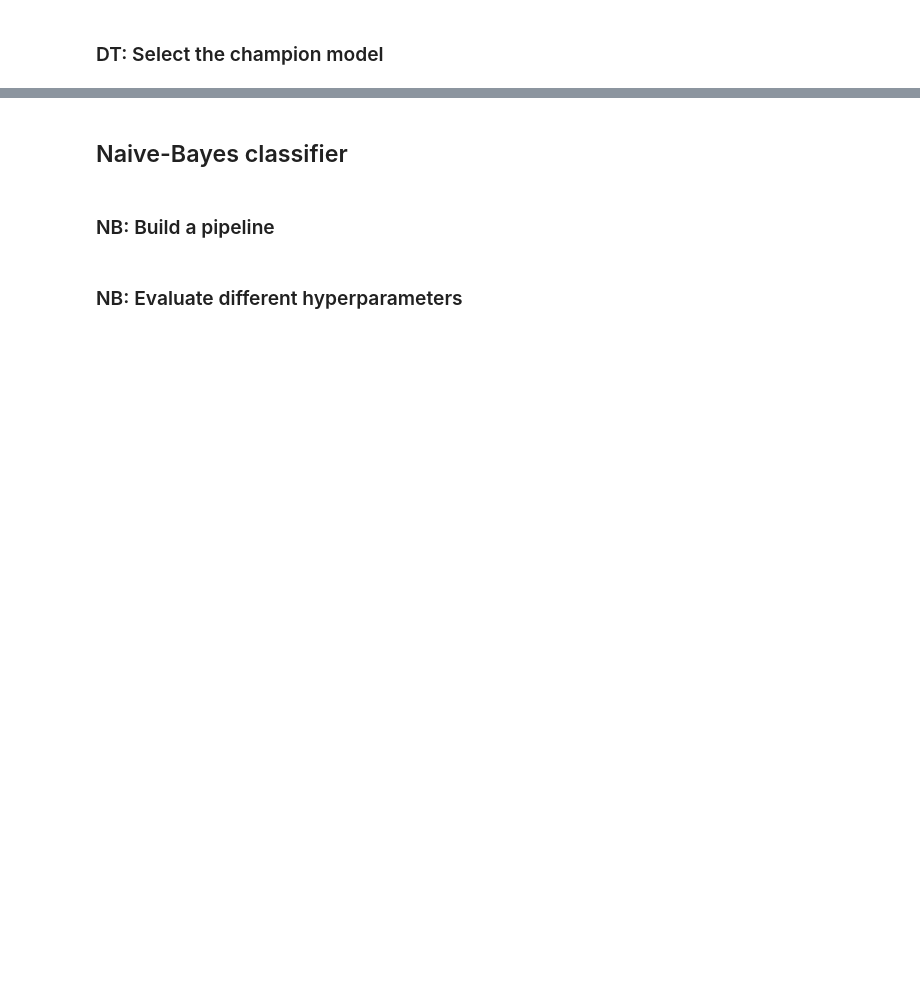
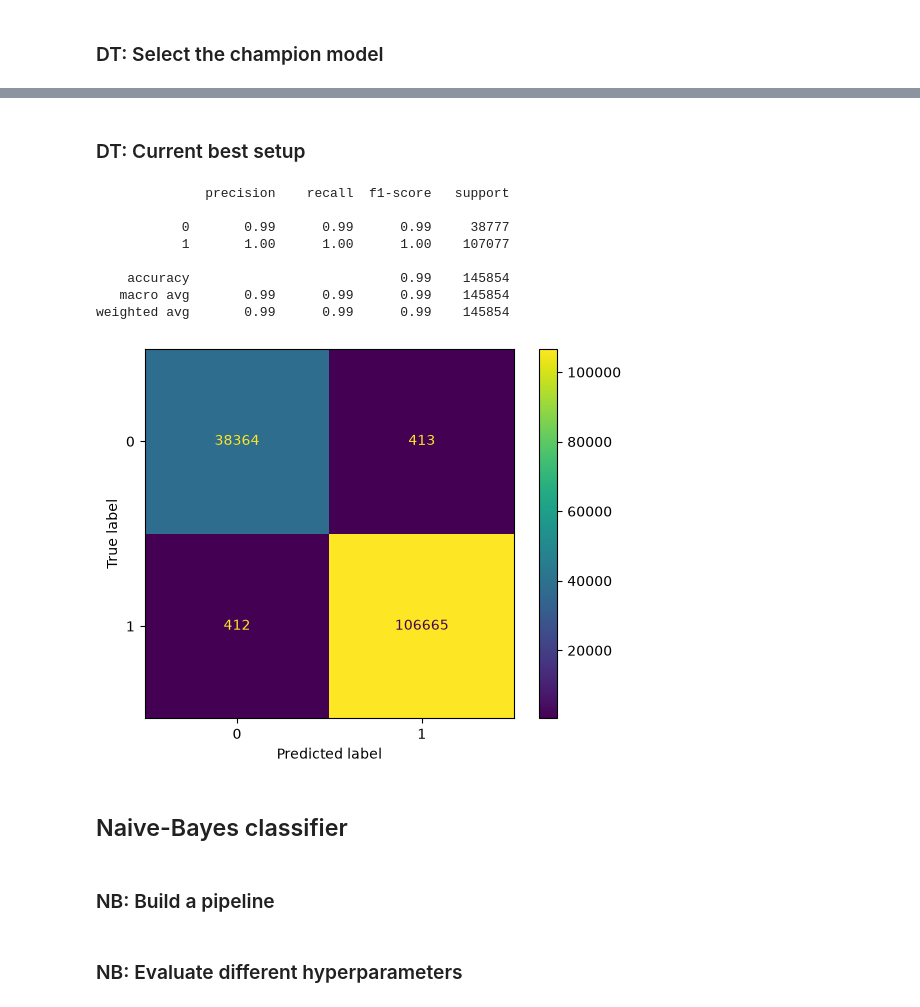
Before and after one commit to Henphan/Data-Mining-Assignment, a Jupyter notebook: src/run.ipynb, the cells around one changed output, grey strips where cells are left out. Cells and saved outputs as stored; diff of their text form; code cells hidden in the pictures; blank space fills up the shorter version.

```diff
--- a/src/run.ipynb
+++ b/src/run.ipynb
@@ -173,3 +284,21 @@ evaluate_cv(final_model, X, y, skf)
+# %% [markdown]
+### DT: Current best setup
+# %%
+pipe = Pipeline([
+    ("preprocessor", preprocessor),
+    ("dt", DecisionTreeClassifier(criterion = 'entropy', min_samples_split = 2))
+])
+evaluate_cv(pipe, X, y, skf)
+# %% [output]
+              precision    recall  f1-score   support
+
+           0       0.99      0.99      0.99     38777
+           1       1.00      1.00      1.00    107077
+
+    accuracy                           0.99    145854
+   macro avg       0.99      0.99      0.99    145854
+weighted avg       0.99      0.99      0.99    145854
+[figure, added]
 # %% [markdown]
 ## Naive-Bayes classifier
 # %% [markdown]
```
Also changed, not shown: parts of 29 cells of this notebook, 8 other files.
